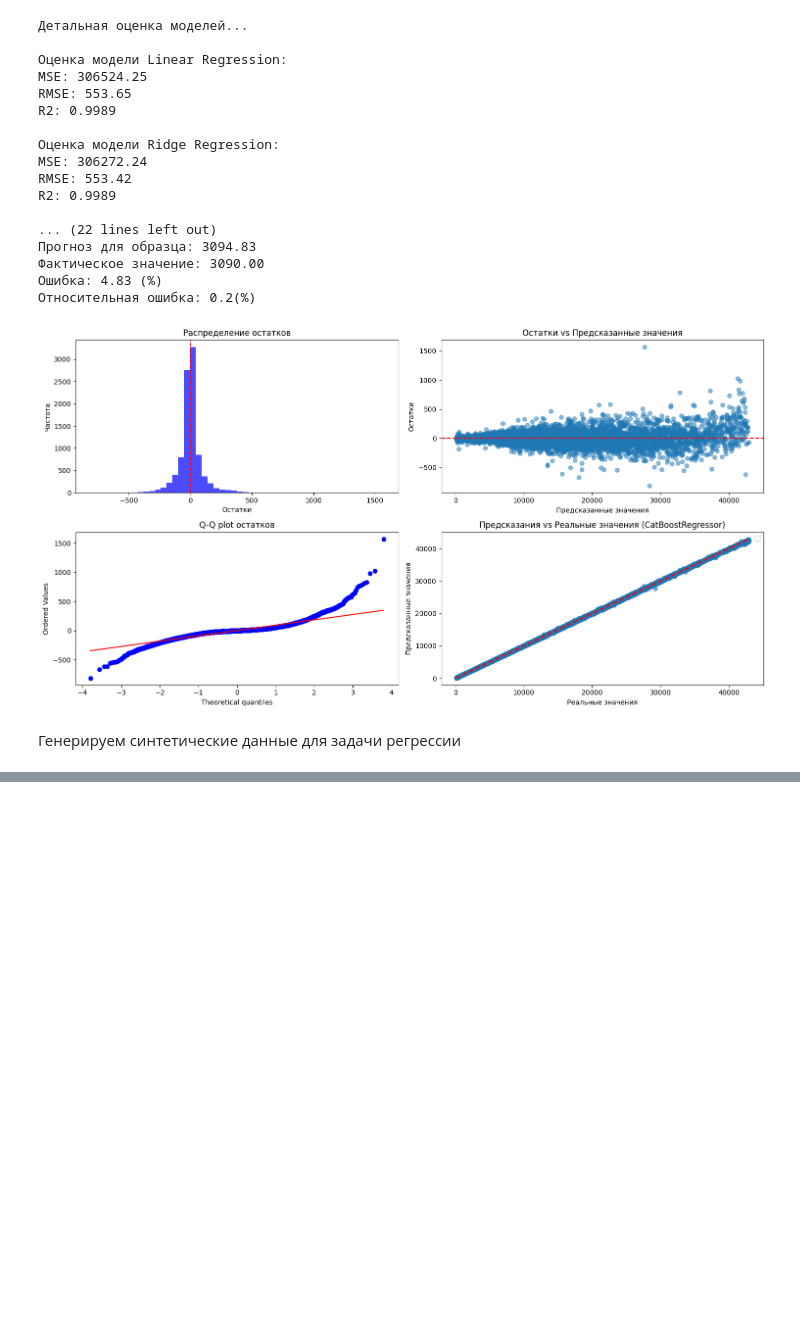
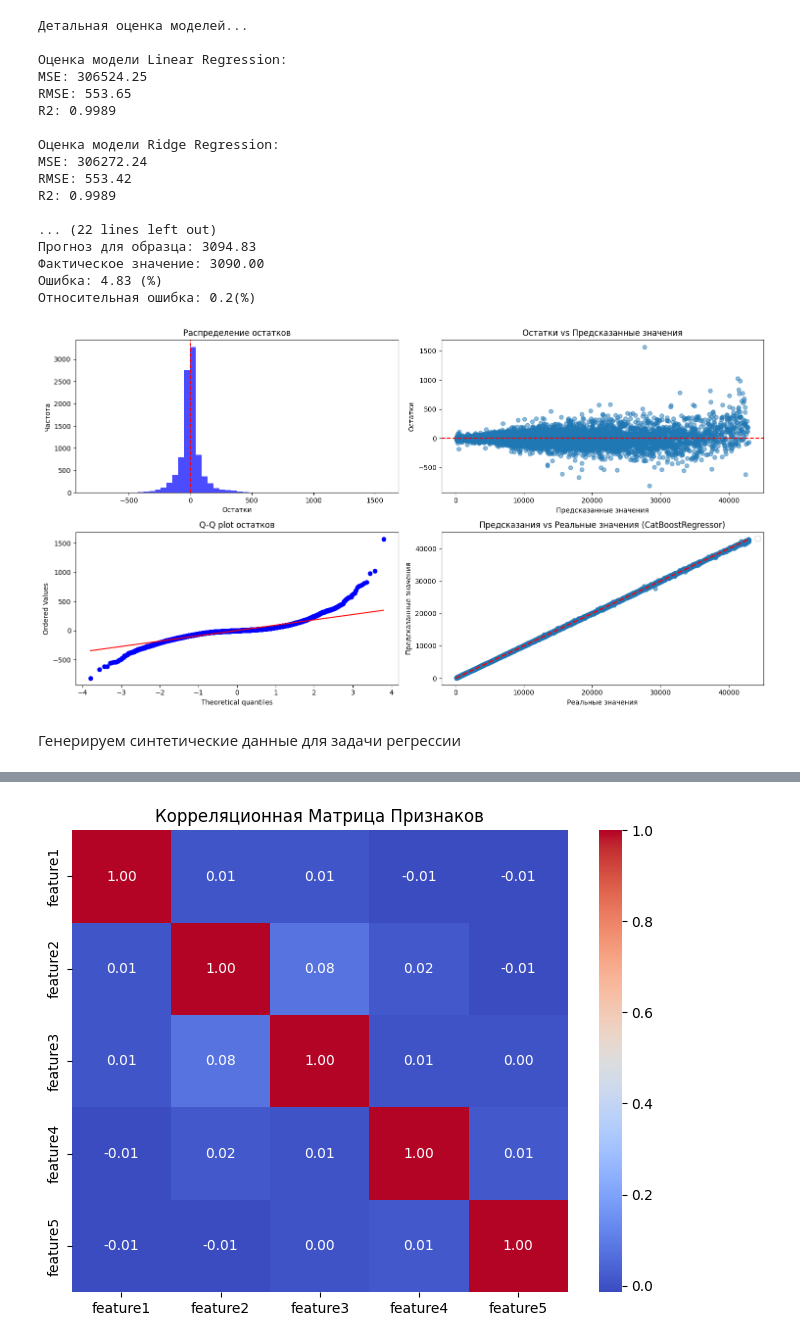
Before and after one commit to dprotasovitsky/ds_belhard, a Jupyter notebook: hw5_new/hw5_new.ipynb, the cells around one changed output, grey strips where cells are left out. Saved outputs shown, nothing was run; the diff lists cells and outputs as text; code cells hidden in the pictures; blank space fills up the shorter version.

```diff
--- a/hw5_new/hw5_new.ipynb
+++ b/hw5_new/hw5_new.ipynb
@@ -588,0 +544,91 @@ R²: 0.8494747436225045
+# %%
+import pandas as pd
+import numpy as np
+import matplotlib.pyplot as plt
+import seaborn as sns
+from sklearn.model_selection import train_test_split, cross_val_score
+from sklearn.metrics import mean_squared_error,mean_absolute_error,r2_score
+from sklearn.preprocessing import StandardScaler, LabelEncoder
+from sklearn.linear_model import LinearRegression
+from sklearn.ensemble import RandomForestRegressor
+from sklearn.linear_model import LinearRegression
+from sklearn.tree import DecisionTreeRegressor
+from sklearn.ensemble import VotingRegressor
+
+import warnings
+warnings.filterwarnings('ignore')
+
+X, y = make_regression(n_samples=1000, n_features=5,bias=0.1, noise=5.0, random_state=42,)
+
+columns = ['feature1', 'feature2', 'feature3', 'feature4', 'feature5']
+import pandas as pd
+df = pd.DataFrame(X, columns=columns)
+df['target'] = y
+df.head()
+
+# Разделяем данные на обучающий и тестовый наборы
+X_train, X_test, y_train, y_test = train_test_split(X_scaled, y, test_size=0.2, random_state=42)
+
+# Нормализация данных
+scaler = StandardScaler()
+X_train_scaled = scaler.fit_transform(X_train)
+X_test_scaled = scaler.transform(X_test)
+
+# 1. Корреляционная Матрица
+X_train_scaled_df = pd.DataFrame(X_train_scaled, columns=columns)
+corr_matrix = X_train_scaled_df.corr()
+
+# Визуализация корреляционной матрицы
+plt.figure(figsize=(8, 6))
+sns.heatmap(corr_matrix, annot=True, cmap='coolwarm', fmt=".2f")
+plt.title('Корреляционная Матрица Признаков')
+plt.show()
+
+# Анализ корреляционной матрицы
+print("\nКорреляционная Матрица:")
+print(corr_matrix)
+
+# Определение порога корреляции для выявления высококоррелированных признаков
+threshold = 0.75
+
+# Поиск пар признаков с высокой корреляцией
+high_corr_pairs = []
+for i in range(len(corr_matrix.columns)):
+    for j in range(i):
+        if abs(corr_matrix.iloc[i, j]) > threshold:
+            high_corr_pairs.append((corr_matrix.columns[i], corr_matrix.columns[j]))
+
+print(f"\nПары признаков с корреляцией выше {threshold}:")
+for pair in high_corr_pairs:
+    print(pair)
+# В данном случае, в наборе данных корреляции между признаками невысоки,
+# поэтому нет признаков, которые необходимо исключить на основе корреляции.
+
+# Определение базовых регрессоров
+regressor1 = LinearRegression()
+regressor2 = DecisionTreeRegressor(random_state=42)
+regressor3 = RandomForestRegressor(n_estimators=100, random_state=42)
+
+# Определение ансамбля регрессоров (VotingRegressor)
+voting_regressor = VotingRegressor(estimators=[
+    ('lr', regressor1),
+    ('dt', regressor2),
+    ('rf', regressor3),
+])
+
+# Обучение ансамбля регрессоров
+voting_regressor.fit(X_train_scaled, y_train)
+
+# Предсказание на тестовой выборке
+y_pred = voting_regressor.predict(X_test_scaled)
+
+# Вычисление метрик
+mae = mean_absolute_error(y_test, y_pred)
+mse = mean_squared_error(y_test, y_pred)
+r2 = r2_score(y_test, y_pred)
+
+print(f'MAE: {mae}')
+print(f'MSE: {mse}')
+print(f'R²: {r2}')
+# %% [output]
+[figure, added]
```
Also changed, not shown: parts of 4 cells of this notebook.
